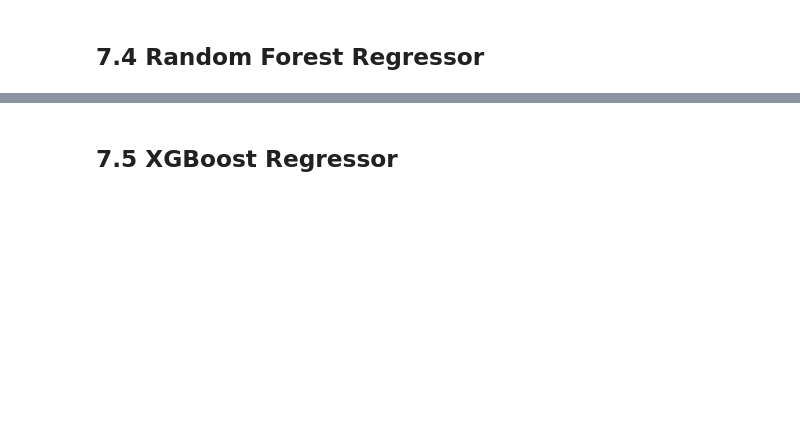
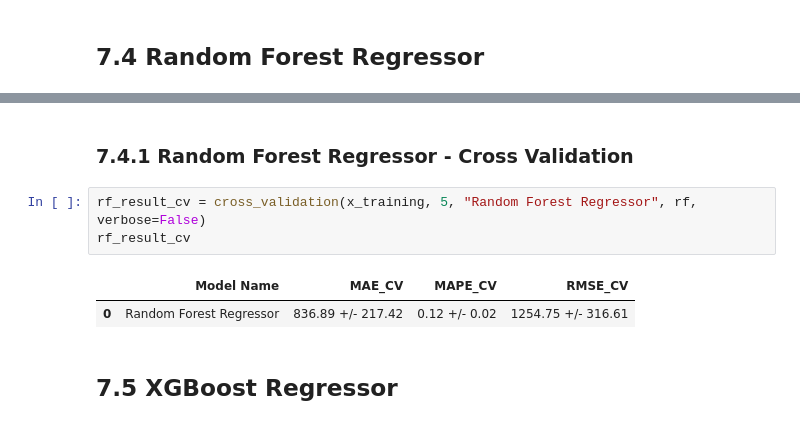
Before and after one commit to joaovitor-oliveira/RossmannSales, a Jupyter notebook: store_sales_prediction.ipynb, the cells around one changed output, grey strips where cells are left out. Saved outputs shown, nothing was run; the diff lists cells and outputs as text; blank space fills up the shorter version.

```diff
--- a/store_sales_prediction.ipynb
+++ b/store_sales_prediction.ipynb
@@ -926,6 +993,14 @@ rf_result
 # %% [output]
 |  | Model Name | MAE | MAPE | RMSE |
 | 0 | Random Forest Regressor | 679.115257 | 0.099842 | 1010.322344 |
+# %% [markdown]
+### 7.4.1 Random Forest Regressor - Cross Validation
+# %%
+rf_result_cv = cross_validation(x_training, 5, "Random Forest Regressor", rf, verbose=False)
+rf_result_cv
+# %% [output]
+|  | Model Name | MAE_CV | MAPE_CV | RMSE_CV |
+| 0 | Random Forest Regressor | 836.89 +/- 217.42 | 0.12 +/- 0.02 | 1254.75 +/- 316.61 |
 # %% [markdown]
 ## 7.5 XGBoost Regressor
 # %%
```
Also changed, not shown: parts of 19 cells of this notebook.
